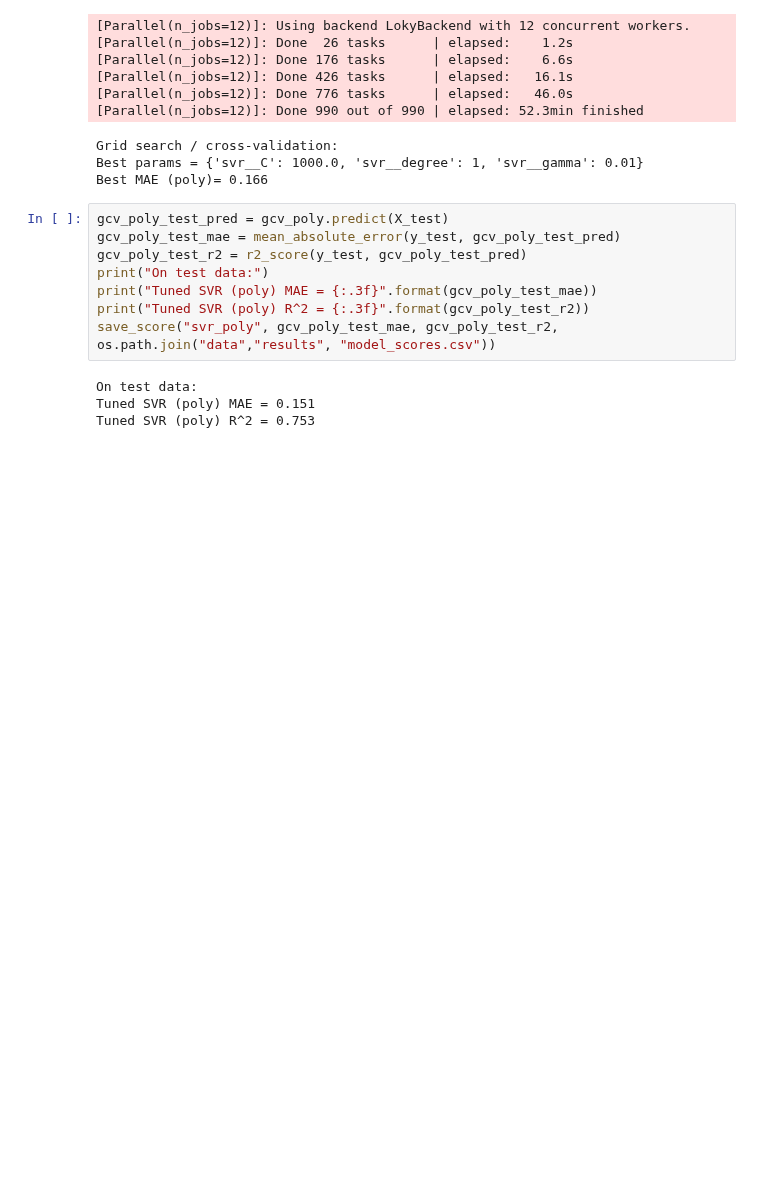
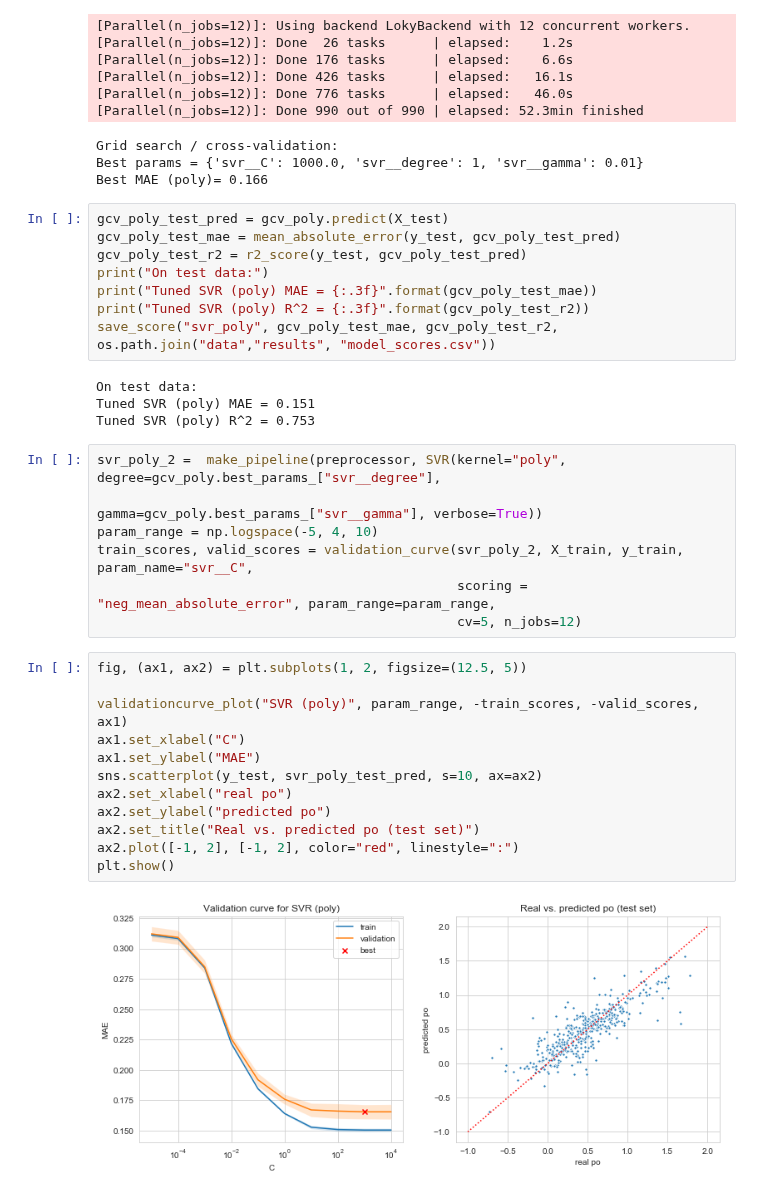
Before and after one commit to jschrein/epfl-exts-adsml-capstone-project, a Jupyter notebook: Support Vector Regression.ipynb, the cells around one changed output. Drawn from its saved outputs; the diff is of its cells as text; blank space fills up the shorter version.

Commit message:
Validation curve for polynomial support vector regression.

```diff
--- a/Support Vector Regression.ipynb
+++ b/Support Vector Regression.ipynb
@@ -188,3 +190,24 @@ save_score("svr_poly", gcv_poly_test_mae, gcv_poly_test_r2, os.path.join("data",
 On test data:
 Tuned SVR (poly) MAE = 0.151
 Tuned SVR (poly) R^2 = 0.753
+# %%
+svr_poly_2 =  make_pipeline(preprocessor, SVR(kernel="poly", degree=gcv_poly.best_params_["svr__degree"],
+                                              gamma=gcv_poly.best_params_["svr__gamma"], verbose=True))
+param_range = np.logspace(-5, 4, 10)
+train_scores, valid_scores = validation_curve(svr_poly_2, X_train, y_train, param_name="svr__C",
+                                              scoring = "neg_mean_absolute_error", param_range=param_range,
+                                              cv=5, n_jobs=12)
+# %%
+fig, (ax1, ax2) = plt.subplots(1, 2, figsize=(12.5, 5))
+
+validationcurve_plot("SVR (poly)", param_range, -train_scores, -valid_scores, ax1)
+ax1.set_xlabel("C")
+ax1.set_ylabel("MAE")
+sns.scatterplot(y_test, svr_poly_test_pred, s=10, ax=ax2)
+ax2.set_xlabel("real po")
+ax2.set_ylabel("predicted po")
+ax2.set_title("Real vs. predicted po (test set)")
+ax2.plot([-1, 2], [-1, 2], color="red", linestyle=":")
+plt.show()
+# %% [output]
+[figure, added]
```
Also changed, not shown: parts of 1 cell of this notebook, 1 other file.
